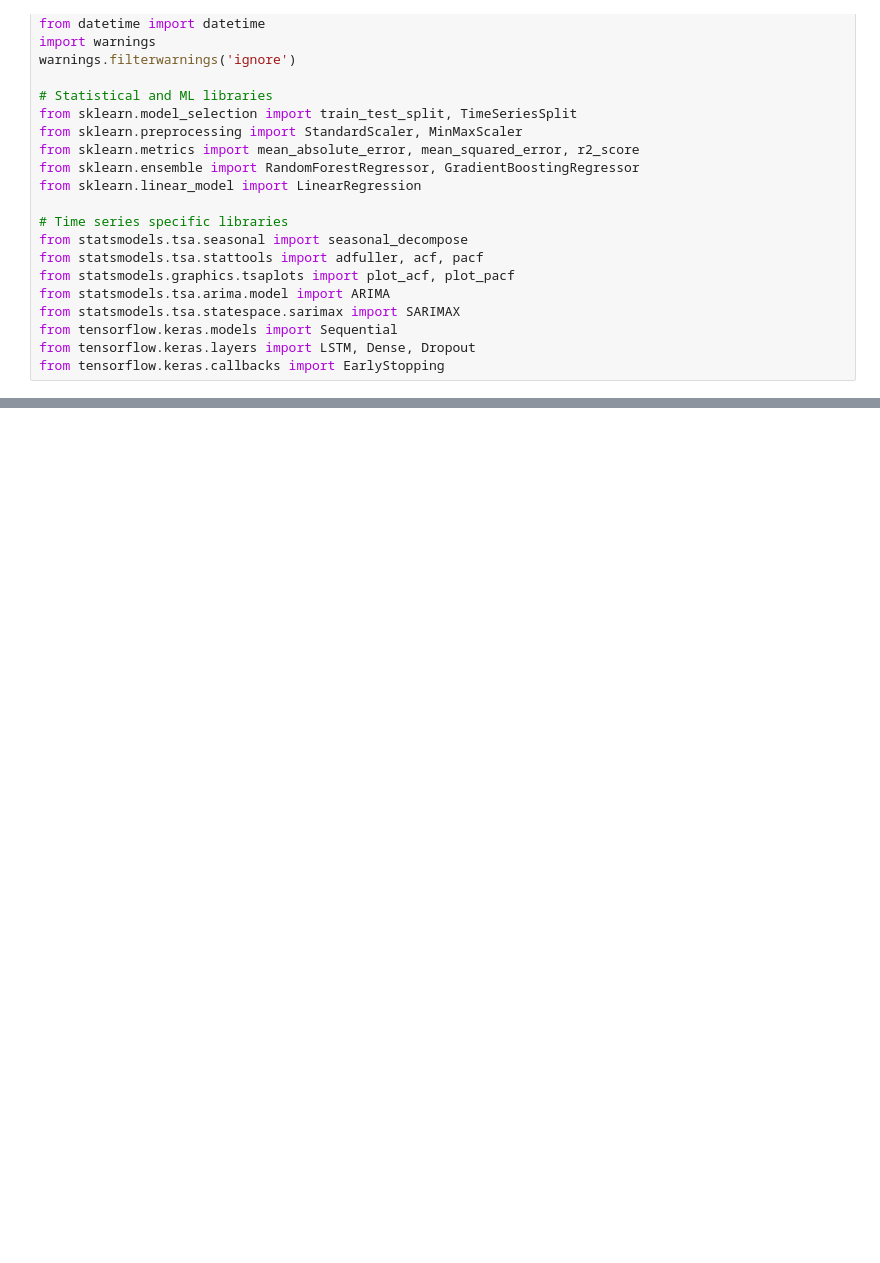
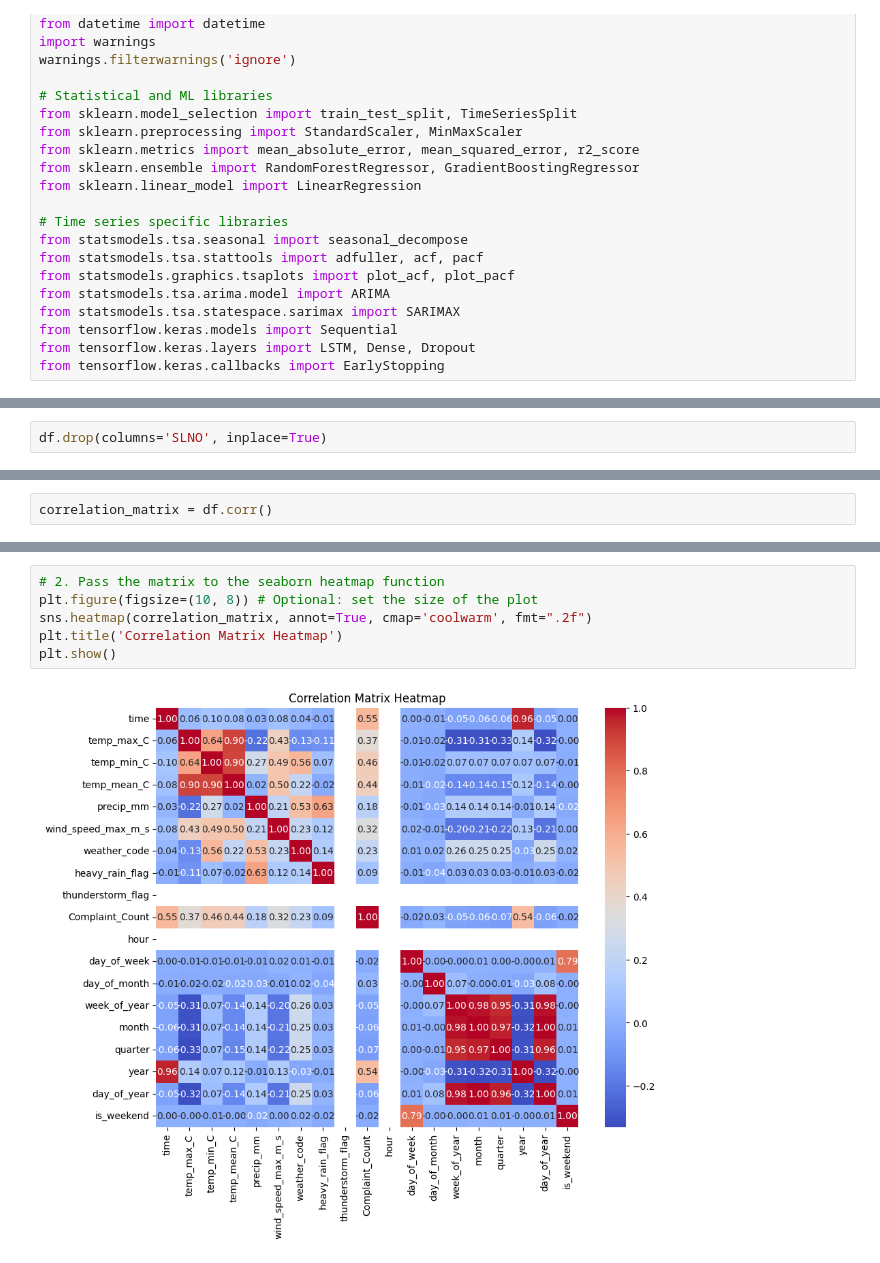
Before and after one commit to susantkumarsahoo/TimeSeriesForecasting_End_To_End, a Jupyter notebook: notebooks/08_note_twitter_timeseries.ipynb, the cells around one changed output, grey strips where cells are left out. Cells and saved outputs as stored; diff of their text form; blank space fills up the shorter version.

```diff
--- a/notebooks/08_note_twitter_timeseries.ipynb
+++ b/notebooks/08_note_twitter_timeseries.ipynb
@@ -204,0 +111,2 @@ Name: Complaint_Count, dtype: float64
+# %%
+df.drop(columns='SLNO', inplace=True)
@@ -204,0 +212,2 @@ Name: Complaint_Count, dtype: float64
+# %%
+correlation_matrix = df.corr()
@@ -204,0 +234,8 @@ Name: Complaint_Count, dtype: float64
+# %%
+# 2. Pass the matrix to the seaborn heatmap function
+plt.figure(figsize=(10, 8)) # Optional: set the size of the plot
+sns.heatmap(correlation_matrix, annot=True, cmap='coolwarm', fmt=".2f")
+plt.title('Correlation Matrix Heatmap')
+plt.show()
+# %% [output]
+[figure, added]
```
Also changed, not shown: parts of 67 cells of this notebook, 3 other files.
